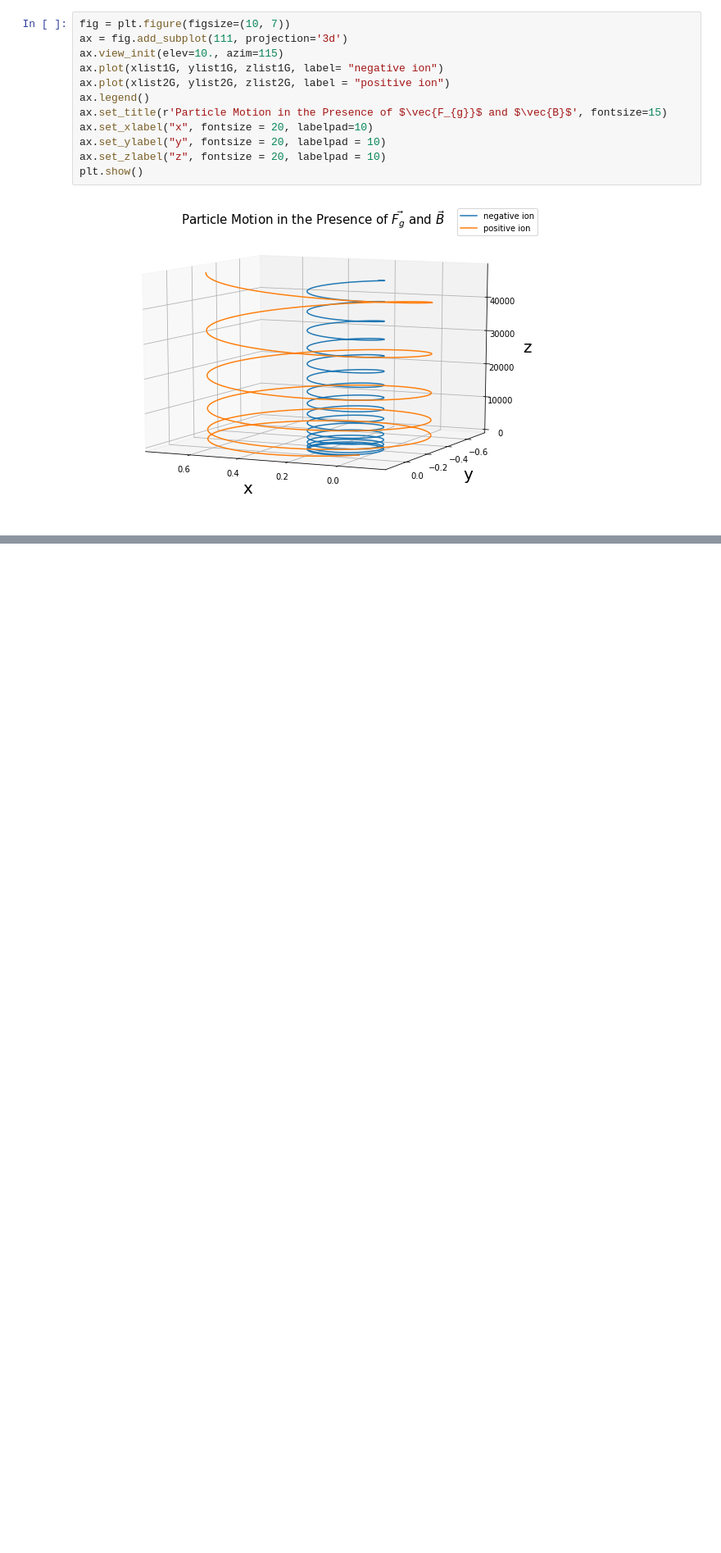
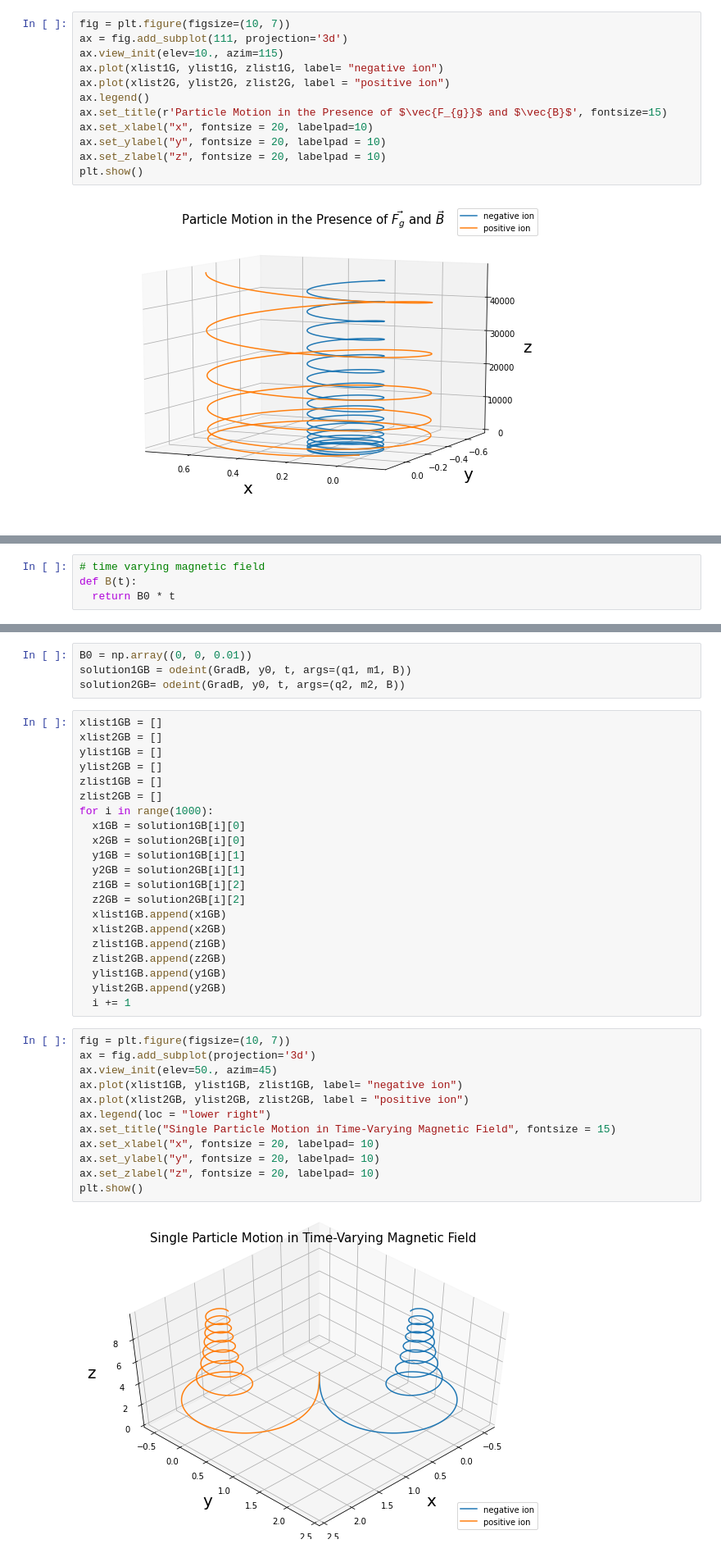
Before and after one commit to hanaanr/plasmaParticleMotion, a Jupyter notebook: plasma.ipynb, the cells around one changed output, grey strips where cells are left out. Shown: that part at 82% size. Drawn from its saved outputs; the diff is of its cells as text; blank space fills up the shorter version.

Commit message:
added the GradB drift

```diff
--- a/plasma.ipynb
+++ b/plasma.ipynb
@@ -296,0 +304,4 @@ plt.show()
+# %%
+# time varying magnetic field
+def B(t):
+  return B0 * t
@@ -296,0 +328,39 @@ plt.show()
+# %%
+B0 = np.array((0, 0, 0.01))
+solution1GB = odeint(GradB, y0, t, args=(q1, m1, B))
+solution2GB= odeint(GradB, y0, t, args=(q2, m2, B))
+# %%
+xlist1GB = []
+xlist2GB = []
+ylist1GB = []
+ylist2GB = []
+zlist1GB = []
+zlist2GB = []
+for i in range(1000):
+  x1GB = solution1GB[i][0]
+  x2GB = solution2GB[i][0]
+  y1GB = solution1GB[i][1]
+  y2GB = solution2GB[i][1]
+  z1GB = solution1GB[i][2]
+  z2GB = solution2GB[i][2]
+  xlist1GB.append(x1GB)
+  xlist2GB.append(x2GB)
+  zlist1GB.append(z1GB)
+  zlist2GB.append(z2GB)
+  ylist1GB.append(y1GB)
+  ylist2GB.append(y2GB)
+  i += 1
+# %%
+fig = plt.figure(figsize=(10, 7))
+ax = fig.add_subplot(projection='3d')
+ax.view_init(elev=50., azim=45)
+ax.plot(xlist1GB, ylist1GB, zlist1GB, label= "negative ion")
+ax.plot(xlist2GB, ylist2GB, zlist2GB, label = "positive ion")
+ax.legend(loc = "lower right")
+ax.set_title("Single Particle Motion in Time-Varying Magnetic Field", fontsize = 15)
+ax.set_xlabel("x", fontsize = 20, labelpad= 10)
+ax.set_ylabel("y", fontsize = 20, labelpad= 10)
+ax.set_zlabel("z", fontsize = 20, labelpad= 10)
+plt.show()
+# %% [output]
+[figure, added]
```
Also changed, not shown: parts of 4 cells of this notebook.
